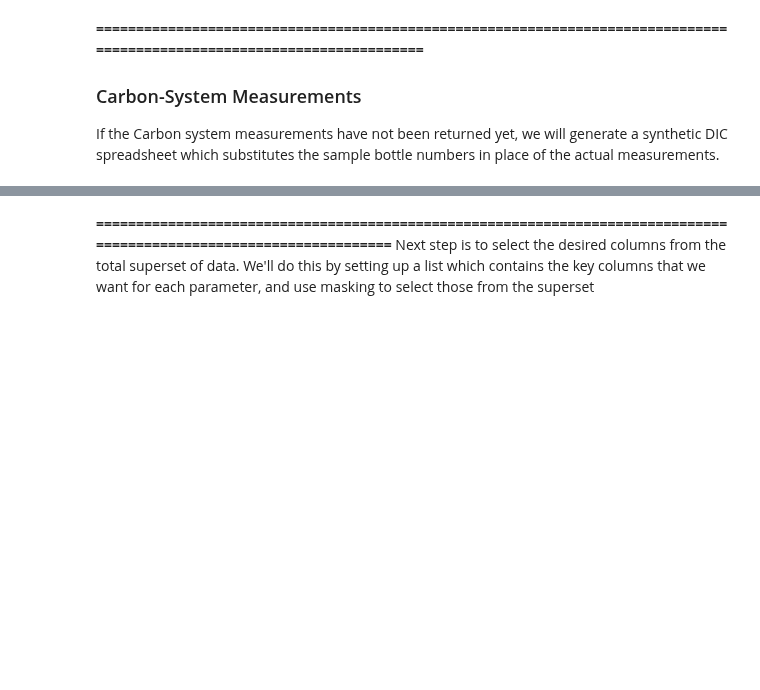
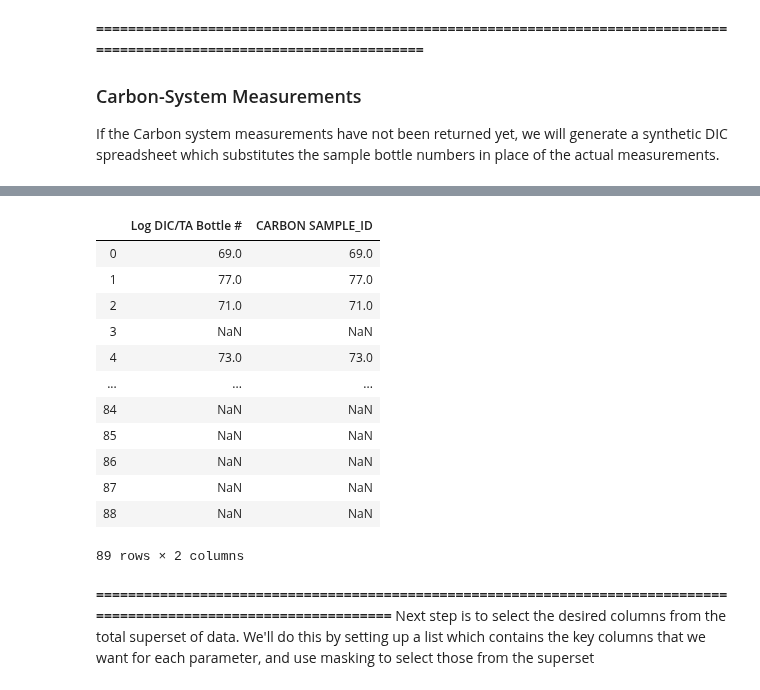
Before and after one commit to cooleyky/QAQC_Sandbox, a Jupyter notebook: Ship_data/btl_processing.ipynb, the cells around one changed output, grey strips where cells are left out. Saved outputs shown, nothing was run; the diff lists cells and outputs as text; code cells hidden in the pictures; blank space fills up the shorter version.

```diff
--- a/Ship_data/btl_processing.ipynb
+++ b/Ship_data/btl_processing.ipynb
@@ -63,11 +62,11 @@ sorted(os.listdir(basepath+array+cruise+water))
 # %%
 sample_dir = basepath+array+cruise+leg+ctd
 water_dir = basepath+array+cruise+water
-salts_and_o2_path = water_dir+ 'Pioneer-03_Leg-1_KN-222_Oxygen_Salinity_Sample_Data/'
-log_path = water_dir+ 'Pioneer-03_Leg-1_KN-222_Sampling_Log.xlsx'
-nutrients_path = water_dir+ 'Pioneer-03_Leg-1_KN-222_Nutrients_Sample_Data_2019-06-24_ver_1-00.xlsx'
-chl_path = water_dir+ 'Pioneer-03_Leg-1_KN-222_Chlorophyll_Sample_Data_2017-09-21_ver_1-00.xlsx'
-dic_path = water_dir + 'Pioneer-03_Leg-1_KN-222_DIC_Sample_Data_2019-06-19_ver_1-00.xlsx'
+salts_and_o2_path = water_dir+ 'Pioneer-02_KN-217_Oxygen_Salinity_Sample_Data/'
+log_path = water_dir+ 'Pioneer-02_KN-217_Sampling_Log-1.xlsx'
+nutrients_path = water_dir+ 'Pioneer-02_KN-217_Nutrients_Sample_Data_2015-10-29_ver_1-00.xlsx'
+chl_path = water_dir+ 'Pioneer-02_KN-217_Chlorophyll_Sample_Data_2015-10-29_ver_1-00.xls'
+dic_path = water_dir + 'Pioneer-02_KN-217_DIC_Sample_Data_2015-10-29_ver_1-00.xlsx'
 # %%
 # Parse the data for the start_time
 def parse_header(header):
@@ -545,7 +728,7 @@ summary.drop(columns=['Log Chlorophyll Brown Bottle #','Log Chlorophyll Filter S
 If the Carbon system measurements have not been returned yet, we will generate a synthetic DIC spreadsheet which substitutes the sample bottle numbers in place of the actual measurements.
 # %%
 try:
-    dic = pd.read_excel(dic_path,header=0)
+    dic = pd.read_excel(dic_path,header=0,sheet_name='Summary2')
     dic
 except IsADirectoryError:
     dic = sample_log[['Log Station-Cast #','Log Niskin #','Ph Bottle #','DIC/TA Bottle #']]
@@ -587,8 +812,23 @@ dic
 # %%
-summary = summary.merge(dic, how='left', left_on=['Log Cruise ID','Log Station-Cast #','CTD Bottle Position'], right_on=['CARBON CRUISE_ID','CARBON CAST_NO','CARBON NISKIN_NO'])
-#summary = summary.merge(dic, how='left', left_on='DIC/TA Bottle #', right_on='Discrete SAMPLE_ID')
+#summary = summary.merge(dic, how='left', left_on=['Log Cruise ID','Log Station-Cast #','CTD Bottle Position'], right_on=['CARBON CRUISE_ID','CARBON CAST_NO','CARBON NISKIN_NO'])
+summary = summary.merge(dic, how='left', left_on='Log DIC/TA Bottle #', right_on='CARBON SAMPLE_ID')
 # %%
-summary[['Log Cruise ID','Log Station-Cast #','CTD Bottle Position','CARBON CRUISE_ID','CARBON CAST_NO','CARBON NISKIN_NO']]
+#summary[['Log Cruise ID','Log Station-Cast #','CTD Bottle Position','CARBON CRUISE_ID','CARBON CAST_NO','CARBON NISKIN_NO']]
+summary[['Log DIC/TA Bottle #','CARBON SAMPLE_ID',]]
+# %% [output]
+|  | Log DIC/TA Bottle # | CARBON SAMPLE_ID |
+| 0 | 69.0 | 69.0 |
+| 1 | 77.0 | 77.0 |
+| 2 | 71.0 | 71.0 |
+| 3 | NaN | NaN |
+| 4 | 73.0 | 73.0 |
+| ... | ... | ... |
+| 84 | NaN | NaN |
+| 85 | NaN | NaN |
+| 86 | NaN | NaN |
+| 87 | NaN | NaN |
+| 88 | NaN | NaN |
+89 rows × 2 columns
 # %%
 summary.drop_duplicates(inplace=True)
 # %% [markdown]
```
Also changed, not shown: parts of 42 cells of this notebook, 8 other files.
